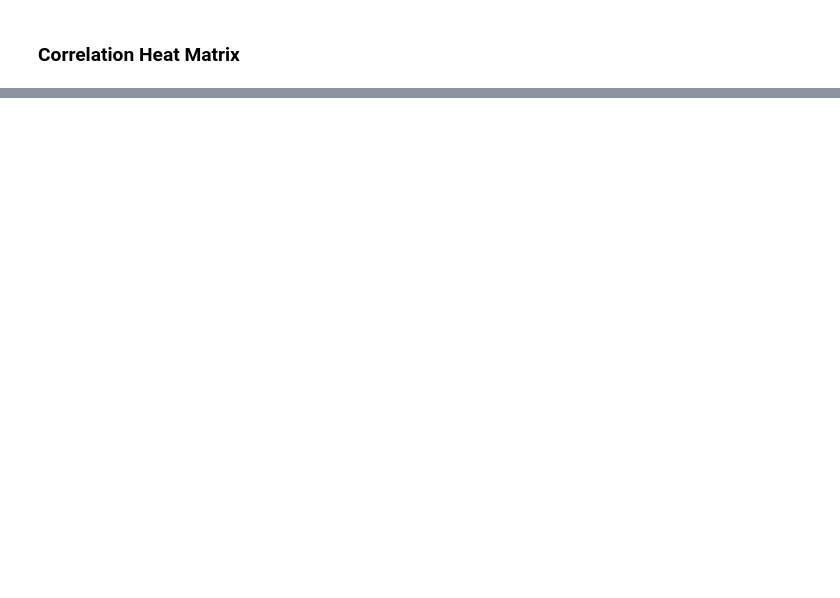
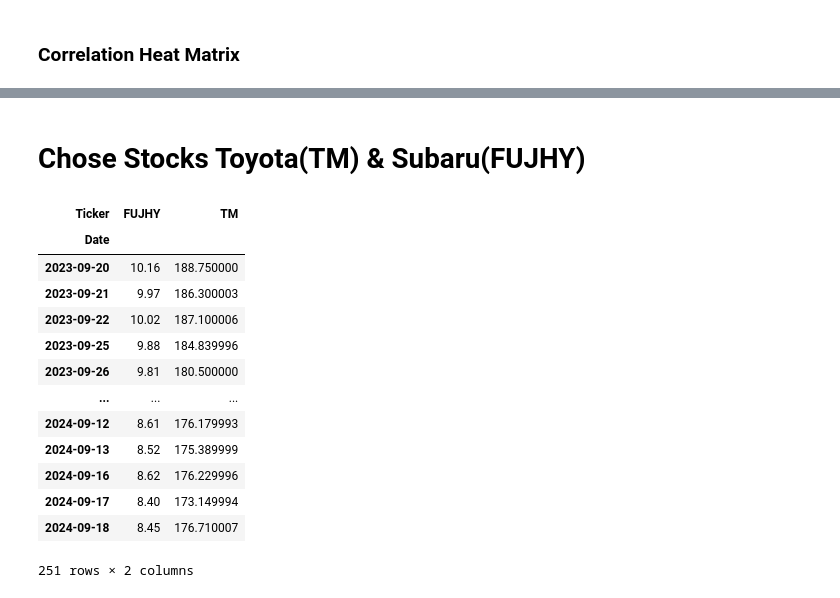
Before and after one commit to victoria-uriostegui/Pairs-Trading-Repo-ED-VU-Fall-24-, a Jupyter notebook: pairs_trading.ipynb, the cells around one changed output, grey strips where cells are left out. Saved outputs shown, nothing was run; the diff lists cells and outputs as text; code cells hidden in the pictures; blank space fills up the shorter version.

```diff
--- a/pairs_trading.ipynb
+++ b/pairs_trading.ipynb
@@ -99,0 +72,21 @@ Date
+# %% [markdown]
+# Chose Stocks Toyota(TM) & Subaru(FUJHY)
+# %%
+# Dropped all data besides Toyota and Subaru at colums
+tmsub_df = stocks_df.drop(columns = ['BLNK', 'BMWKY',	'CHPT',	'DRPRY',	'EVGO',	'HMC',	'HYMTF',	'KS',	'MZDAY',	'SPWRQ','TSLA',	'WBX'], axis = 1)
+display(tmsub_df)
+# %% [output]
+| Ticker | FUJHY | TM |
+| Date |  |  |
+| 2023-09-20 | 10.16 | 188.750000 |
+| 2023-09-21 | 9.97 | 186.300003 |
+| 2023-09-22 | 10.02 | 187.100006 |
+| 2023-09-25 | 9.88 | 184.839996 |
+| 2023-09-26 | 9.81 | 180.500000 |
+| ... | ... | ... |
+| 2024-09-12 | 8.61 | 176.179993 |
+| 2024-09-13 | 8.52 | 175.389999 |
+| 2024-09-16 | 8.62 | 176.229996 |
+| 2024-09-17 | 8.40 | 173.149994 |
+| 2024-09-18 | 8.45 | 176.710007 |
+251 rows × 2 columns
```
Also changed, not shown: parts of 17 cells of this notebook.
